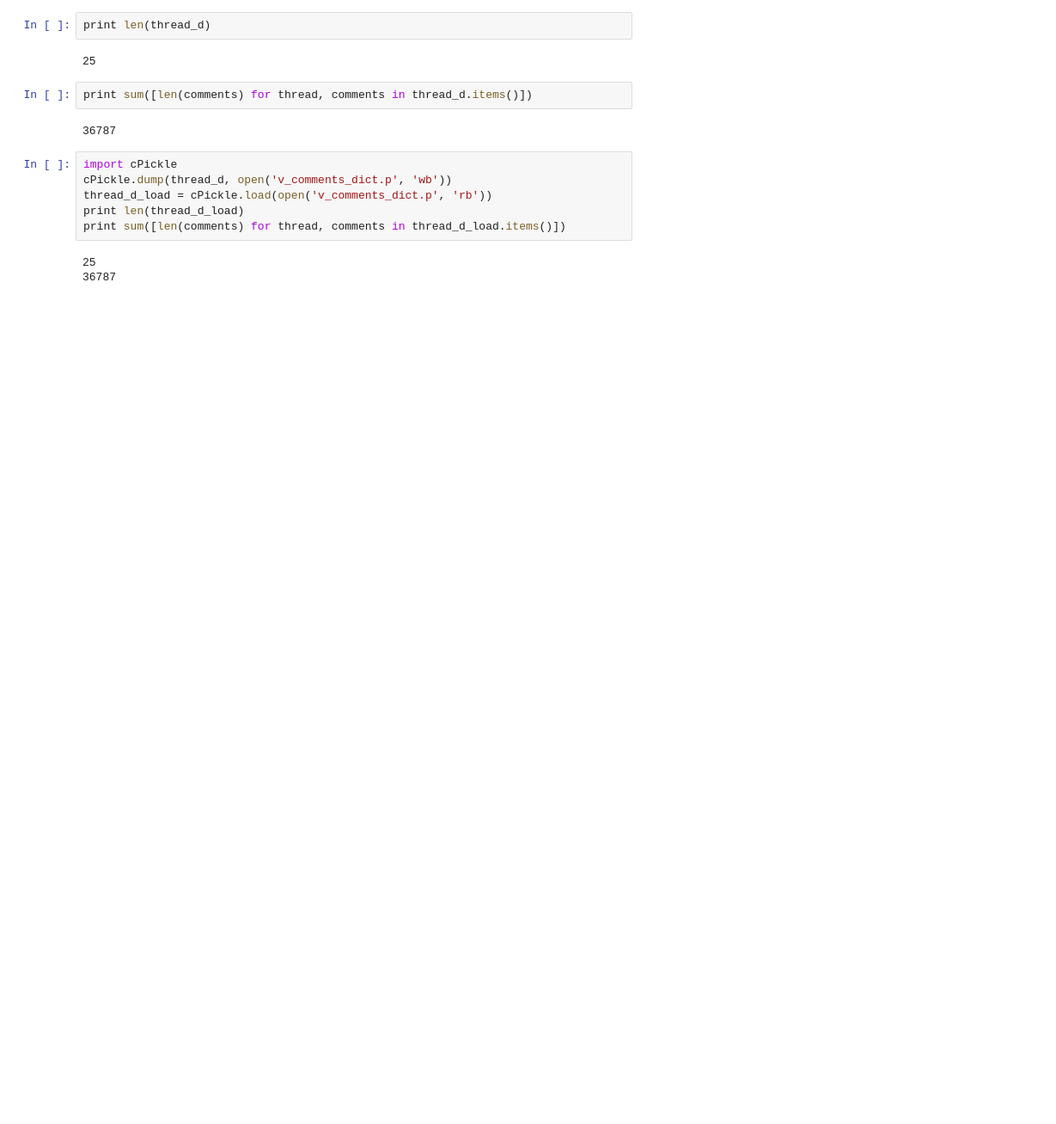
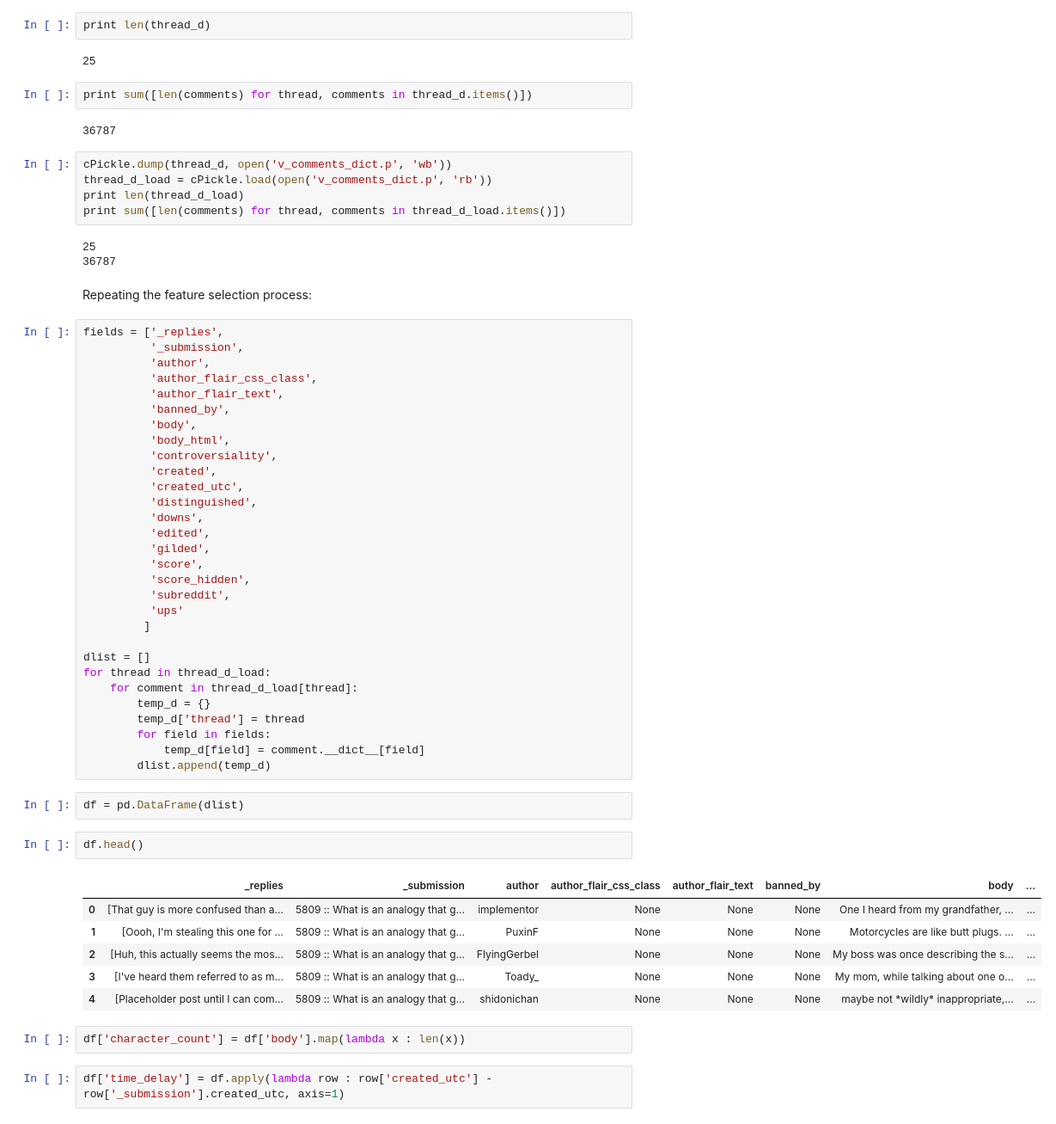
Before and after one commit to geoffstevens8/finalproject, a Jupyter notebook: Verification.ipynb, the cells around one changed output. Shown: that part at 86% size. Cells and saved outputs as stored; diff of their text form; blank space fills up the shorter version.

```diff
--- a/Verification.ipynb
+++ b/Verification.ipynb
@@ -52,7 +65,6 @@ print sum([len(comments) for thread, comments in thread_d.items()])
 # %% [output]
 36787
 # %%
-import cPickle
 cPickle.dump(thread_d, open('v_comments_dict.p', 'wb'))
 thread_d_load = cPickle.load(open('v_comments_dict.p', 'rb'))
 print len(thread_d_load)
@@ -60,3 +72,50 @@ print sum([len(comments) for thread, comments in thread_d_load.items()])
 # %% [output]
 25
 36787
+# %% [markdown]
+Repeating the feature selection process:
+# %%
+fields = ['_replies',
+          '_submission',
+          'author',
+          'author_flair_css_class',
+          'author_flair_text',
+          'banned_by',
+          'body',
+          'body_html',
+          'controversiality',
+          'created',
+          'created_utc',
+          'distinguished',
+          'downs',
+          'edited',
+          'gilded',
+          'score',
+          'score_hidden',
+          'subreddit',
+          'ups'
+         ]
+
+dlist = []
+for thread in thread_d_load:
+    for comment in thread_d_load[thread]:
+        temp_d = {}
+        temp_d['thread'] = thread
+        for field in fields:
+            temp_d[field] = comment.__dict__[field]
+        dlist.append(temp_d)
+# %%
+df = pd.DataFrame(dlist)
+# %%
+df.head()
+# %% [output]
+|  | _replies | _submission | author | author_flair_css_class | author_flair_text | banned_by | body | ... |
+| 0 | [That guy is more confused than a... | 5809 :: What is an analogy that g... | implementor | None | None | None | One I heard from my grandfather, ... | ... |
+| 1 | [Oooh, I'm stealing this one for ... | 5809 :: What is an analogy that g... | PuxinF | None | None | None | Motorcycles are like butt plugs. ... | ... |
+| 2 | [Huh, this actually seems the mos... | 5809 :: What is an analogy that g... | FlyingGerbel | None | None | None | My boss was once describing the s... | ... |
+| 3 | [I've heard them referred to as m... | 5809 :: What is an analogy that g... | Toady_ | None | None | None | My mom, while talking about one o... | ... |
+| 4 | [Placeholder post until I can com... | 5809 :: What is an analogy that g... | shidonichan | None | None | None | maybe not *wildly* inappropriate,... | ... |
+# %%
+df['character_count'] = df['body'].map(lambda x : len(x))
+# %%
+df['time_delay'] = df.apply(lambda row : row['created_utc'] - row['_submission'].created_utc, axis=1)
```
Also changed, not shown: parts of 31 cells of this notebook, 1 other file.
